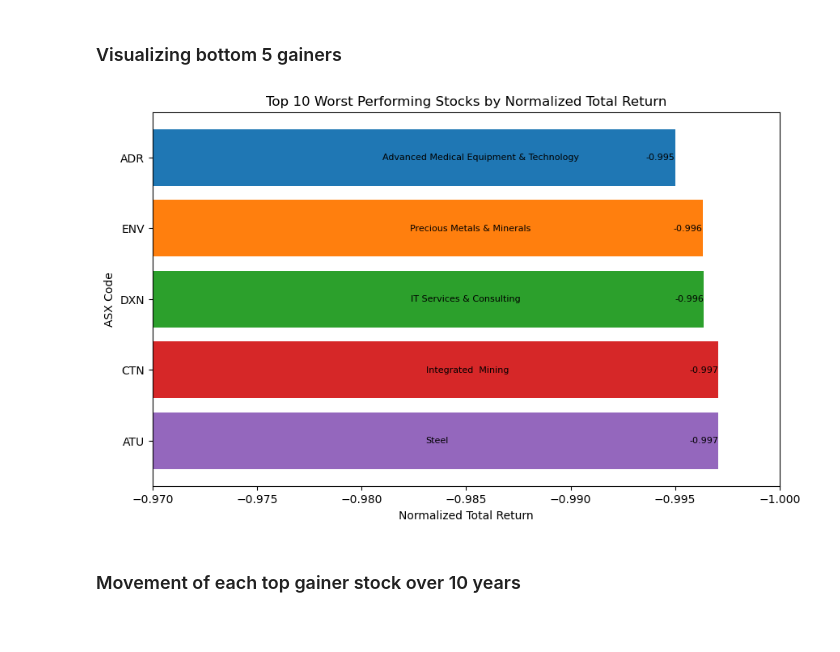
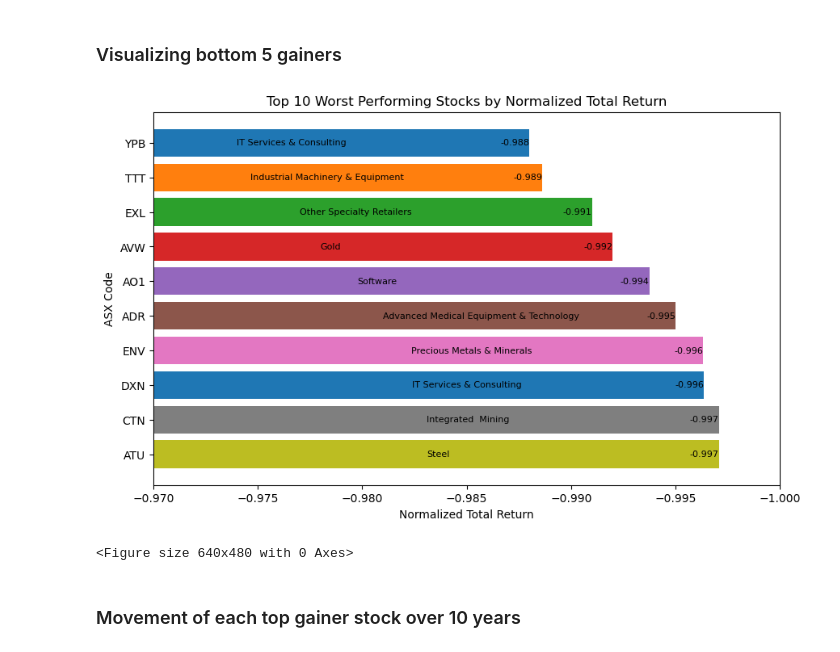
Before and after one commit to TruptiRadadiya/Australian_Stock_Market_Analysis, a Jupyter notebook: DataVisualization/calculate_top_and_buttom_gainers.ipynb, the cells around one changed output. Saved outputs shown, nothing was run; the diff lists cells and outputs as text; code cells hidden in the pictures.

Commit message:
Save Charts in output folder

```diff
--- a/DataVisualization/calculate_top_and_buttom_gainers.ipynb
+++ b/DataVisualization/calculate_top_and_buttom_gainers.ipynb
@@ -163,38 +167,42 @@ import matplotlib.pyplot as plt
 
 # Data
 bottom_gainers = top_gainers_report[['ASX Code', 'Normalized Total Return', 'Sub-Industry']].tail(5)
-bottom_ten_gainers = top_gainers_report[['ASX Code', 'Normalized Total Return', 'Sub-Industry']].tail(5)
+bottom_ten_gainers = top_gainers_report[['ASX Code', 'Normalized Total Return', 'Sub-Industry']].tail(10)
 asx_codes = bottom_ten_gainers['ASX Code']
 normalized_total_returns = bottom_ten_gainers['Normalized Total Return']
 sub_industries = bottom_ten_gainers['Sub-Industry']
 
 # Assigning colors to each unique sub-industry
 unique_sub_industries = sub_industries.unique()
 colors = plt.cm.tab10(range(len(unique_sub_industries)))
 
 # Create a bar plot with consistent colors for each sub-industry
 plt.figure(figsize=(10, 6))
 for i, (asx_code, normalized_total_return, sub_industry) in enumerate(zip(asx_codes, normalized_total_returns, sub_industries)):
     color = colors[list(unique_sub_industries).index(sub_industry)]
     plt.barh(asx_code, normalized_total_return, color=color)
     # Add sub-industry label on each bar
     plt.text(normalized_total_return + 0.014, asx_code, sub_industry, ha='left', va='center', fontsize=8, color='black')
 
     # Add normalized total return value on the border of each bar
     plt.text(normalized_total_return, asx_code, f'{normalized_total_return:.3f}', ha='right', va='center', fontsize=8, color='black')
 
 plt.xlabel('Normalized Total Return')
 plt.ylabel('ASX Code')
 plt.title('Top 10 Worst Performing Stocks by Normalized Total Return')
 
 # Set x-axis limits
 plt.xlim(-0.97, -1)
 
 plt.gca().invert_yaxis()  # Invert y-axis to display the highest return at the top
 
 plt.show()
+
+# Save the chart
+plt.savefig('Output/bottom_ten_gainer_stocks_by_normalized_total_return.png', bbox_inches='tight')
 # %% [output]
-[figure, old version]
+[figure, new version]
+<Figure size 640x480 with 0 Axes>
 # %% [markdown]
 ### Movement of each top gainer stock over 10 years
 # %%
```
Also changed, not shown: parts of 11 cells of this notebook, 15 other files.
